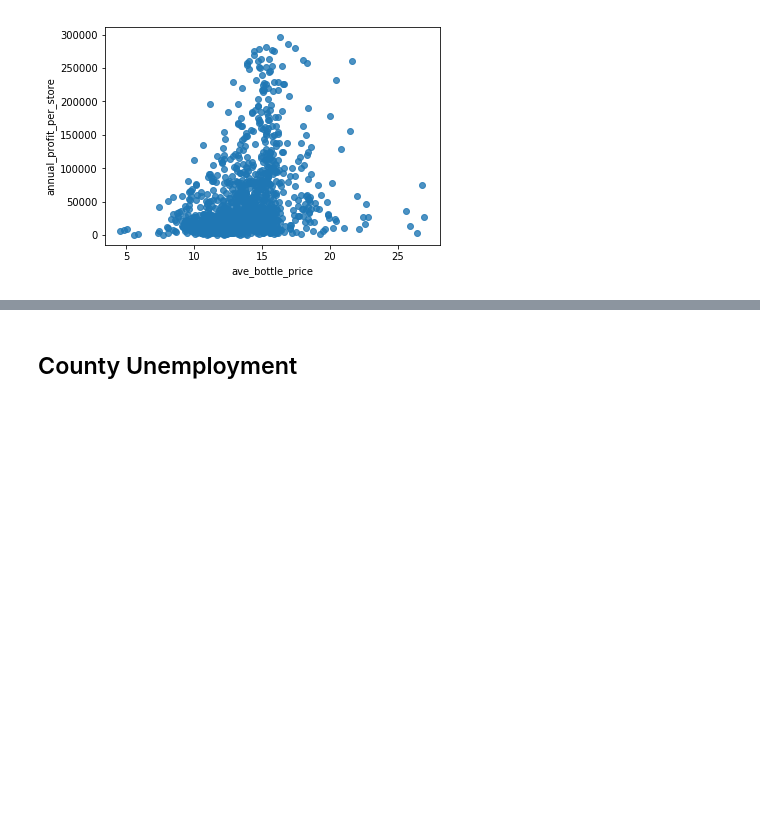
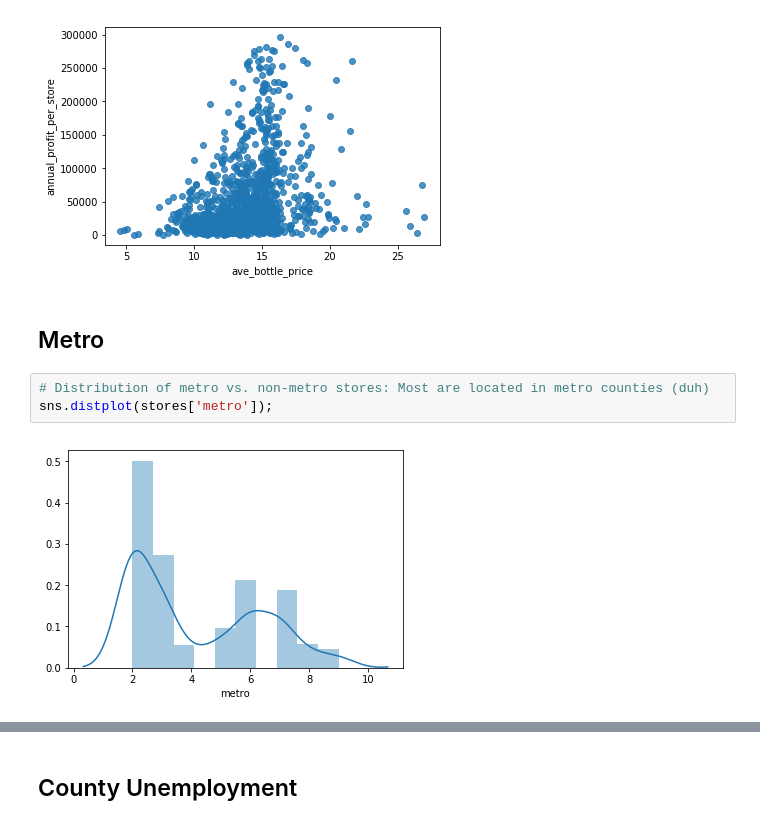
Before and after one commit to austinlasseter/Iowa_Liquor, a Jupyter notebook: code/3 - Exploratory Data Analysis.ipynb, the cells around one changed output, grey strips where cells are left out. Saved outputs shown, nothing was run; the diff lists cells and outputs as text; blank space fills up the shorter version.

```diff
--- a/code/3 - Exploratory Data Analysis.ipynb
+++ b/code/3 - Exploratory Data Analysis.ipynb
@@ -121,6 +121,13 @@ sns.regplot(x=stores['ave_bottle_price'], y=stores['annual_profit_per_store'], f
 # %% [output]
 <matplotlib.axes._subplots.AxesSubplot at 0x...>
 [figure]
+# %% [markdown]
+## Metro
+# %%
+# Distribution of metro vs. non-metro stores: Most are located in metro counties (duh)
+sns.distplot(stores['metro']);
+# %% [output]
+[figure, added]
 # %%
 # Stores located in suburban counties (metro=5) have the highest annual profit, and rural ones have the lowest.
 sns.barplot(x=stores['metro'], y=stores['annual_profit_per_store'])
```
Also changed, not shown: parts of 3 cells of this notebook, 2 other files.
